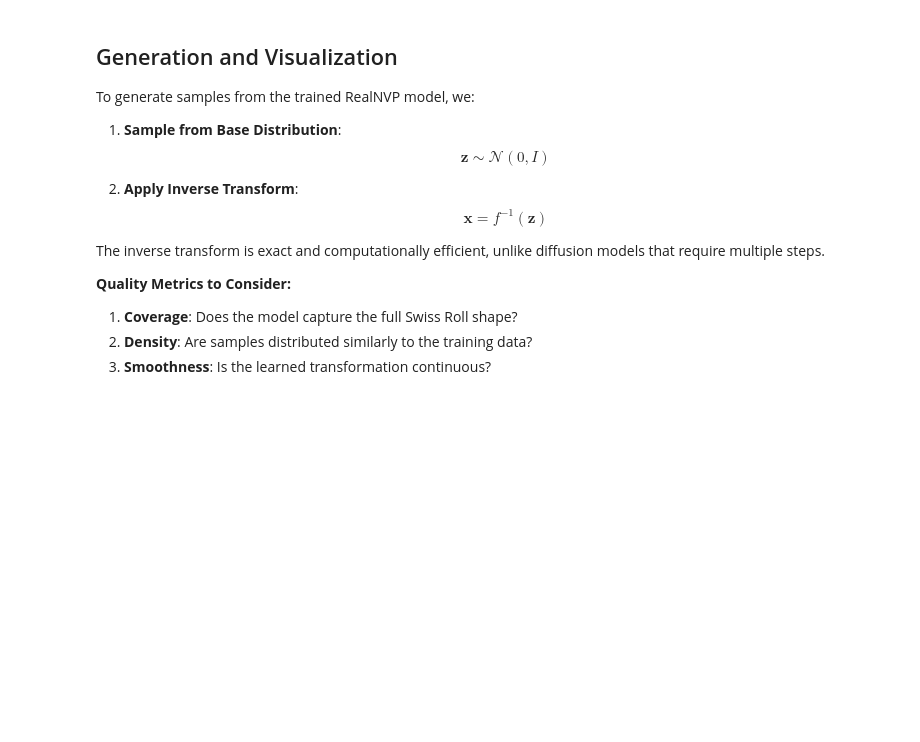
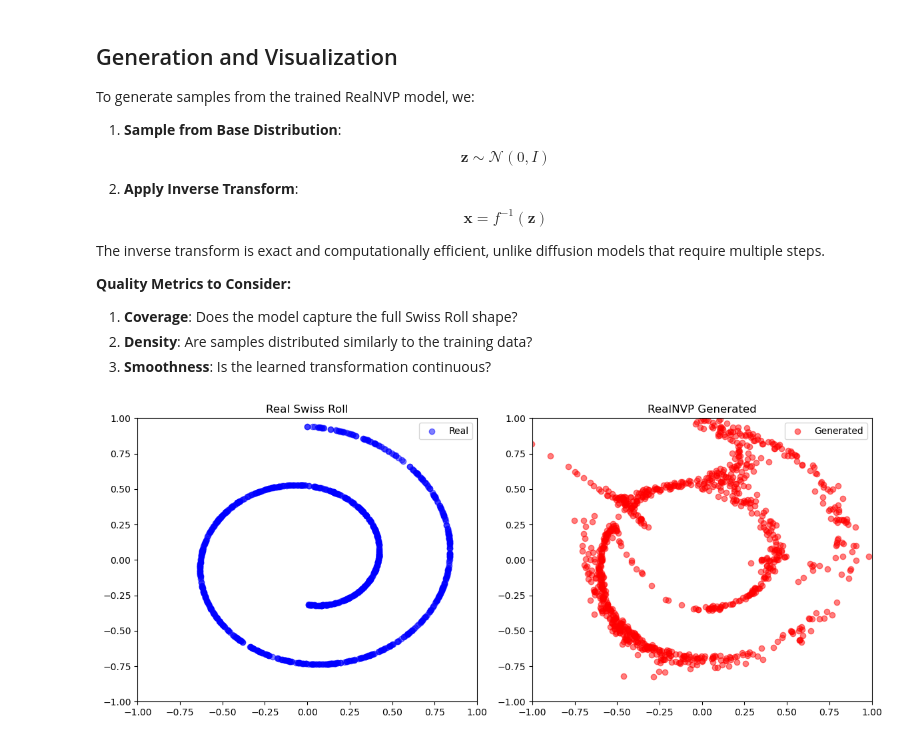
Before and after one commit to zzfz1/CS7150-Homework-4, a Jupyter notebook: HW_4_5_RealNVP.ipynb, the cells around one changed output. Cells and saved outputs as stored; diff of their text form; code cells hidden in the pictures; blank space fills up the shorter version.

```diff
--- a/HW_4_5_RealNVP.ipynb
+++ b/HW_4_5_RealNVP.ipynb
@@ -138,12 +142,13 @@ where s and t are the scale and translation predicted by the network.
 # %%
 class CouplingLayer(nn.Module):
     """A single coupling layer in RealNVP."""
+
     def __init__(self, dim, hidden_dim, mask):
         super().__init__()
         self.dim = dim
         self.mask = mask  # Binary mask indicating which dimensions remain unchanged
         # Network outputs both scale and translation
-        self.st_net = ScaleTranslateNet(dim, hidden_dim, dim*2)
+        self.st_net = ScaleTranslateNet(dim, hidden_dim, dim * 2)
 
     def forward(self, x):
         """
@@ -165,15 +170,19 @@ class CouplingLayer(nn.Module):
         s, t = st.chunk(2, dim=1)
         s = torch.tanh(s)  # Stabilize the scale
 
-        # TODO: Implement the forward transformation
+        # Implement the forward transformation
         # 1. Keep the masked dimensions unchanged
         # 2. Transform unmasked dimensions using scale and translation
         # 3. Compute log determinant of Jacobian
         # Hint: y = x_masked + (1 - mask) * (x * exp(s) + t)
         #       log_det_J = sum((1 - mask) * s, dim=1)
 
-        raise NotImplementedError("Implement the forward transformation in CouplingLayer")
+        # raise NotImplementedError(
+        #     "Implement the forward transformation in CouplingLayer"
+        # )
 
+        y = x_masked + (1 - mask) * (x * torch.exp(s) + t)
+        log_det_J = torch.sum((1 - mask) * s, dim=1)
         return y, log_det_J
 
     def inverse(self, y):
@@ -209,6 +218,7 @@ This can be efficiently computed since each coupling layer's Jacobian determinan
 # %%
 class RealNVP(nn.Module):
     """Complete RealNVP model with multiple coupling layers."""
+
     def __init__(self, dim, hidden_dim, num_coupling_layers):
         super().__init__()
         self.dim = dim
@@ -217,15 +227,15 @@ class RealNVP(nn.Module):
         masks = []
         for i in range(num_coupling_layers):
             if i % 2 == 0:
-                mask = torch.tensor([1 if j < dim//2 else 0 for j in range(dim)])
+                mask = torch.tensor([1 if j < dim // 2 else 0 for j in range(dim)])
             else:
-                mask = torch.tensor([0 if j < dim//2 else 1 for j in range(dim)])
+                mask = torch.tensor([0 if j < dim // 2 else 1 for j in range(dim)])
             masks.append(mask)
 
         # Stack coupling layers
-        self.coupling_layers = nn.ModuleList([
-            CouplingLayer(dim, hidden_dim, mask) for mask in masks
-        ])
+        self.coupling_layers = nn.ModuleList(
+            [CouplingLayer(dim, hidden_dim, mask) for mask in masks]
+        )
 
     def forward(self, x):
         """Transform data x to latent z."""
@@ -321,41 +332,42 @@ The inverse transform is exact and computationally efficient, unlike diffusion m
 2. **Density**: Are samples distributed similarly to the training data?
 3. **Smoothness**: Is the learned transformation continuous?
 # %%
-def visualize_samples(model, n_samples=1000, device='cpu'):
+def visualize_samples(model, n_samples=1000, device="cpu"):
     """Generate and visualize samples from the RealNVP model."""
     with torch.no_grad():
         # Sample from base distribution
         z = torch.randn(n_samples, 2).to(device)
         # Transform to data space
         x_gen, _ = model.inverse(z)
         x_gen = x_gen.cpu()
 
     # Get real data for comparison
     x_real = generate_swiss_roll(n_samples)
 
     # Plot
     plt.figure(figsize=(12, 5))
 
     plt.subplot(1, 2, 1)
-    plt.scatter(x_real[:, 0], x_real[:, 1],
-                c='blue', alpha=0.5, label='Real')
-    plt.xlim([-1,1])
-    plt.ylim([-1,1])
-    plt.title('Real Swiss Roll')
+    plt.scatter(x_real[:, 0], x_real[:, 1], c="blue", alpha=0.5, label="Real")
+    plt.xlim([-1, 1])
+    plt.ylim([-1, 1])
+    plt.title("Real Swiss Roll")
     plt.legend()
     # plt.axis('equal')
 
     plt.subplot(1, 2, 2)
-    plt.scatter(x_gen[:, 0], x_gen[:, 1],
-                c='red', alpha=0.5, label='Generated')
-    plt.title('RealNVP Generated')
-    plt.xlim(-1,1)
-    plt.ylim(-1,1)
+    plt.scatter(x_gen[:, 0], x_gen[:, 1], c="red", alpha=0.5, label="Generated")
+    plt.title("RealNVP Generated")
+    plt.xlim(-1, 1)
+    plt.ylim(-1, 1)
     plt.legend()
     # plt.axis('equal')
 
     plt.tight_layout()
     plt.show()
 
+
 # Visualize samples
 visualize_samples(model, device=device)
+# %% [output]
+[figure, added]
```
Also changed, not shown: parts of 3 cells of this notebook.
